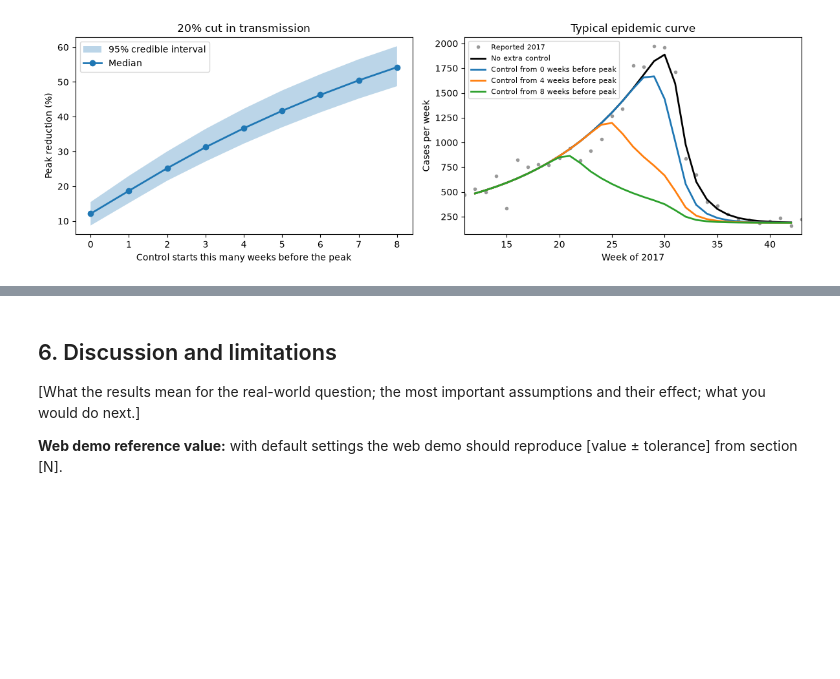
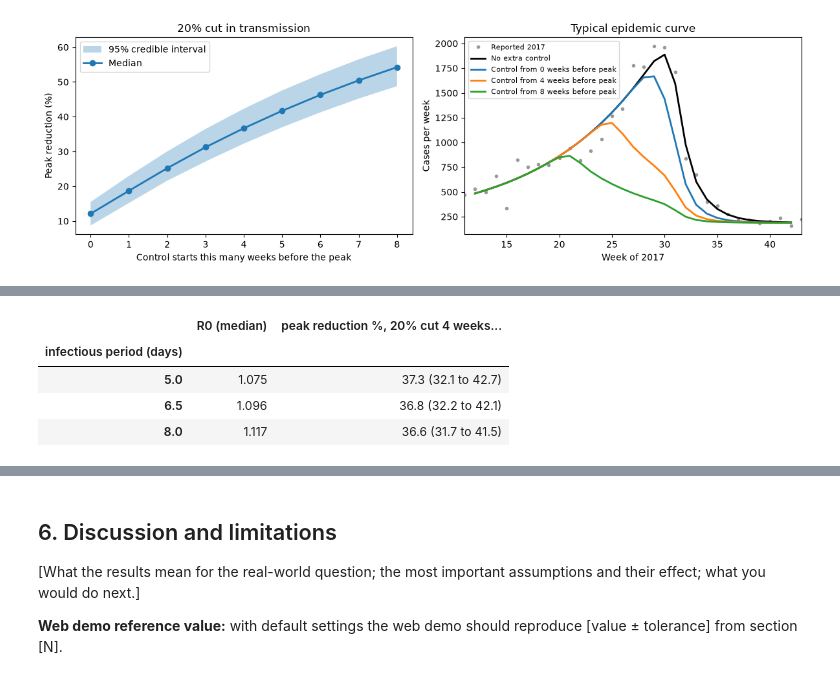
Before and after one commit to geethsenaviratne/dengue-sir-mcmc-colombo, a Jupyter notebook: notebook/dengue-sir-mcmc-colombo.ipynb, the cells around one changed output, grey strips where cells are left out. Saved outputs shown, nothing was run; the diff lists cells and outputs as text; code cells hidden in the pictures; blank space fills up the shorter version.

```diff
--- a/notebook/dengue-sir-mcmc-colombo.ipynb
+++ b/notebook/dengue-sir-mcmc-colombo.ipynb
@@ -560,0 +601,28 @@ plt.tight_layout(); plt.show()
+# %%
+# Refit with a different infectious period, then recompute the main result (20% cut, 4 weeks early).
+# GAMMA is read by the model functions at run time, so it is changed here and restored afterwards.
+gamma_rows = []
+try:
+    for days in (5.0, 6.5, 8.0):
+        GAMMA = 7 / days
+        if days == INFECTIOUS_DAYS:
+            fit_g = fit                                     # the main fit already uses 6.5 days
+        else:
+            start_g = START.copy(); start_g[0] = np.median(R0) * GAMMA      # same R0 guess, new gamma
+            fit_g = calibrate(obs, start_g, np.random.default_rng(SEED + 5))
+            assert (fit_g["rhat"] < 1.1).all(), "refit did not converge"
+        R0_g = fit_g["flat"][:, 0] / GAMMA
+        sub = fit_g["flat"][np.random.default_rng(SEED + 6).choice(len(fit_g["flat"]), 2000, replace=False)]
+        red, _, _ = control_scenario(sub, 4)
+        gamma_rows.append({"infectious period (days)": days,
+                           "R0 (median)": f"{np.median(R0_g):.3f}",
+                           "peak reduction %, 20% cut 4 weeks early": fmt(red)})
+finally:
+    GAMMA = 7 / INFECTIOUS_DAYS                             # always restore the main value
+display(pd.DataFrame(gamma_rows).set_index("infectious period (days)"))
+# %% [output]
+|  | R0 (median) | peak reduction %, 20% cut 4 weeks... |
+| infectious period (days) |  |  |
+| 5.0 | 1.075 | 37.3 (32.1 to 42.7) |
+| 6.5 | 1.096 | 36.8 (32.2 to 42.1) |
+| 8.0 | 1.117 | 36.6 (31.7 to 41.5) |
```
Also changed, not shown: parts of 4 cells of this notebook.
